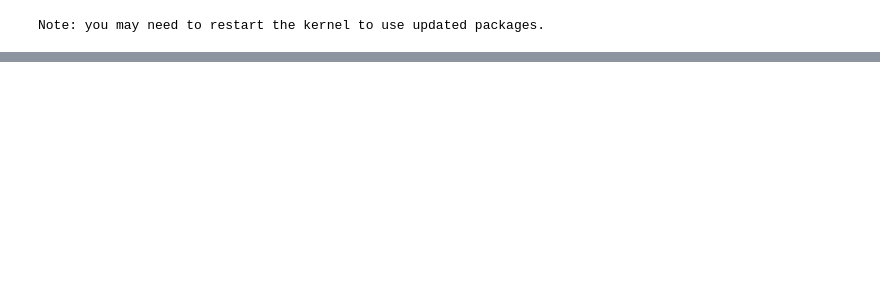
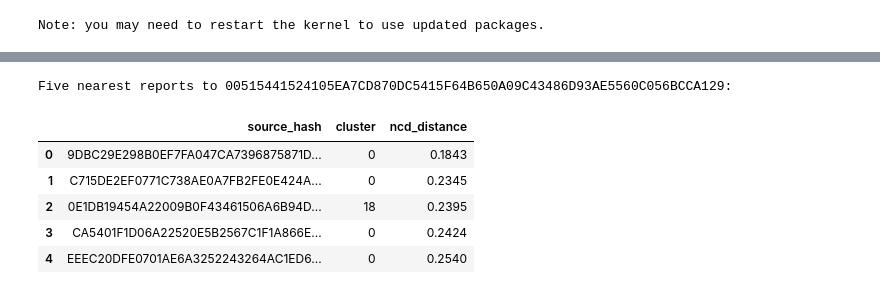
Before and after one commit to rckbrcls/data-mining, a Jupyter notebook: data-mining.ipynb, the cells around one changed output, grey strips where cells are left out. Saved outputs shown, nothing was run; the diff lists cells and outputs as text; code cells hidden in the pictures; blank space fills up the shorter version.

```diff
--- a/data-mining.ipynb
+++ b/data-mining.ipynb
@@ -114,0 +180,30 @@ distance: 0pair [00:00, ?pair/s]
+# %%
+# Lower NCD means that two report objects are more similar.
+focus_source_hash = FOCUS_SOURCE_HASH or membership.iloc[0]["source_hash"]
+focus_label = f"{focus_source_hash}.txt"
+
+if focus_label not in distance_matrix.index:
+    raise KeyError(f"Report is not part of this cohort: {focus_source_hash}")
+
+nearest_neighbors = (
+    distance_matrix.loc[focus_label]
+    .drop(focus_label)
+    .nsmallest(5)
+    .rename("ncd_distance")
+    .rename_axis("label")
+    .reset_index()
+    .merge(membership[["label", "source_hash", "cluster"]], on="label")
+    [["source_hash", "cluster", "ncd_distance"]]
+)
+
+nearest_neighbors["ncd_distance"] = nearest_neighbors["ncd_distance"].round(4)
+print(f"Five nearest reports to {focus_source_hash}:")
+display(nearest_neighbors)
+# %% [output]
+Five nearest reports to 00515441524105EA7CD870DC5415F64B650A09C43486D93AE5560C056BCCA129:
+|  | source_hash | cluster | ncd_distance |
+| 0 | 9DBC29E298B0EF7FA047CA7396875871D... | 0 | 0.1843 |
+| 1 | C715DE2EF0771C738AE0A7FB2FE0E424A... | 0 | 0.2345 |
+| 2 | 0E1DB19454A22009B0F43461506A6B94D... | 18 | 0.2395 |
+| 3 | CA5401F1D06A22520E5B2567C1F1A866E... | 0 | 0.2424 |
+| 4 | EEEC20DFE0701AE6A3252243264AC1ED6... | 0 | 0.2540 |
```
Also changed, not shown: parts of 10 cells of this notebook, 1 other file.
